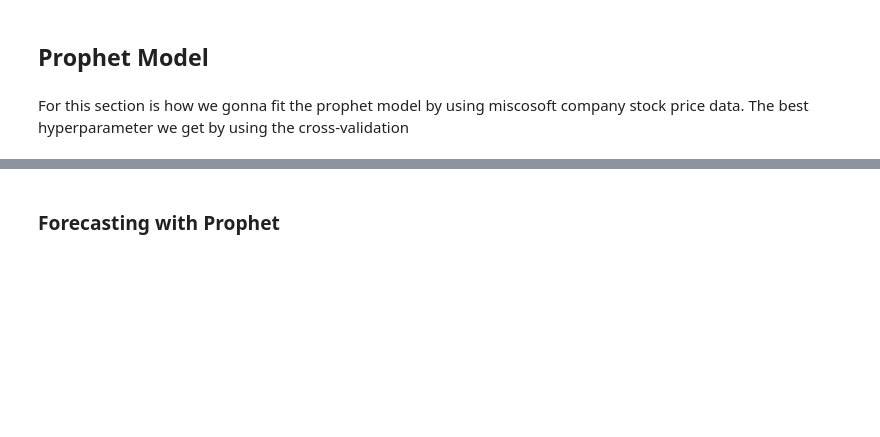
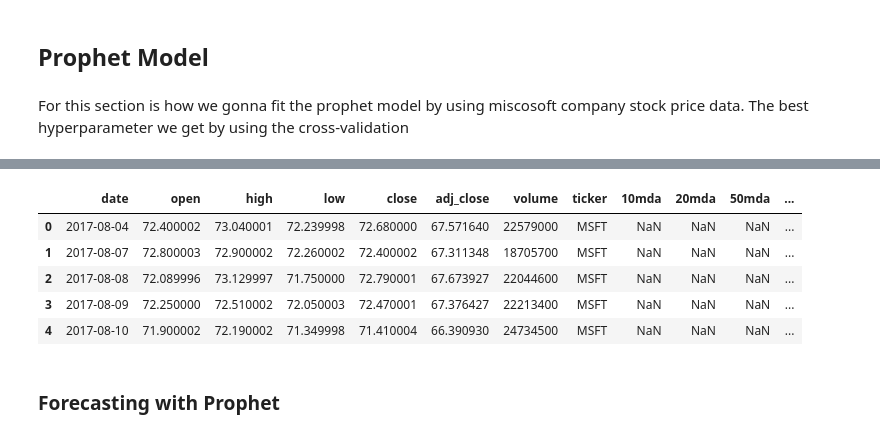
Before and after one commit to Chenzhang0329/StockPrice-Hybrid-Model-, a Jupyter notebook: Working Copy_of_Final_Assignment_Main.ipynb, the cells around one changed output, grey strips where cells are left out. Saved outputs shown, nothing was run; the diff lists cells and outputs as text; code cells hidden in the pictures; blank space fills up the shorter version.

```diff
--- a/Working Copy_of_Final_Assignment_Main.ipynb
+++ b/Working Copy_of_Final_Assignment_Main.ipynb
@@ -466,10 +478,21 @@ Saving finance.csv to finance.csv
 # %%
 MSFT_Data = finance_data[finance_data['ticker']=='MSFT']
+
 # This function is used to get the train data and test data
 def data_preparation(df):
   data=df[["date","adj_close"]]
   data = data.rename(columns = {'date':'ds', 'adj_close':'y'})
   return data
+
+
+MSFT_Data.head()
+# %% [output]
+|  | date | open | high | low | close | adj_close | volume | ticker | 10mda | 20mda | 50mda | ... |
+| 0 | 2017-08-04 | 72.400002 | 73.040001 | 72.239998 | 72.680000 | 67.571640 | 22579000 | MSFT | NaN | NaN | NaN | ... |
+| 1 | 2017-08-07 | 72.800003 | 72.900002 | 72.260002 | 72.400002 | 67.311348 | 18705700 | MSFT | NaN | NaN | NaN | ... |
+| 2 | 2017-08-08 | 72.089996 | 73.129997 | 71.750000 | 72.790001 | 67.673927 | 22044600 | MSFT | NaN | NaN | NaN | ... |
+| 3 | 2017-08-09 | 72.250000 | 72.510002 | 72.050003 | 72.470001 | 67.376427 | 22213400 | MSFT | NaN | NaN | NaN | ... |
+| 4 | 2017-08-10 | 71.900002 | 72.190002 | 71.349998 | 71.410004 | 66.390930 | 24734500 | MSFT | NaN | NaN | NaN | ... |
 # %%
 # Define parameter grid to search over
 param_grid = {
```
Also changed, not shown: parts of 7 cells of this notebook.
